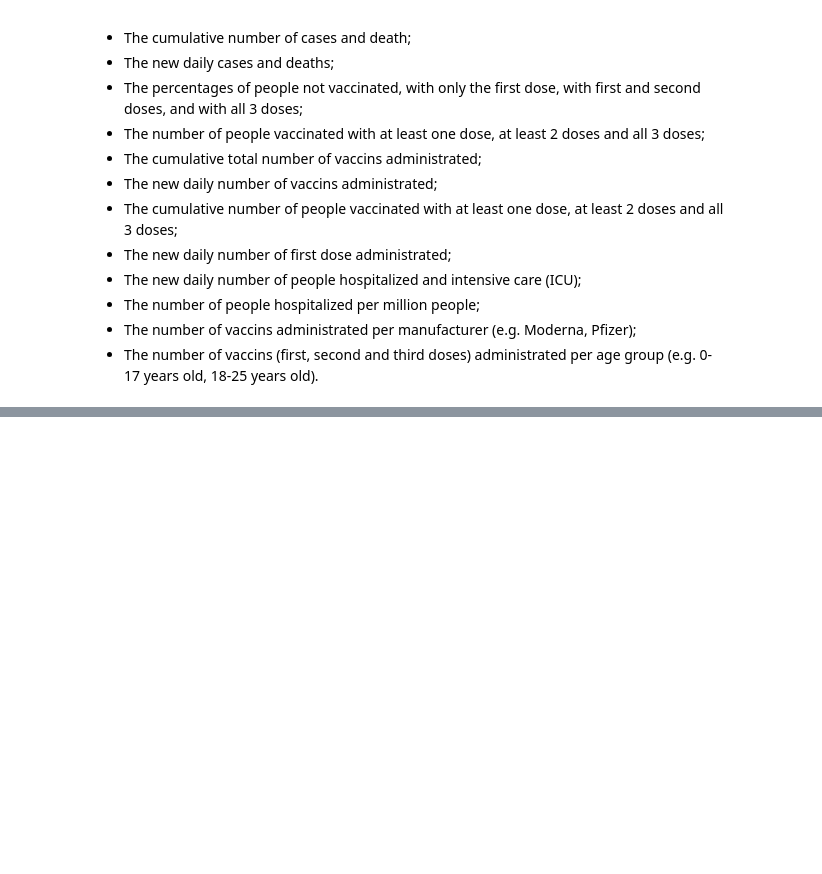
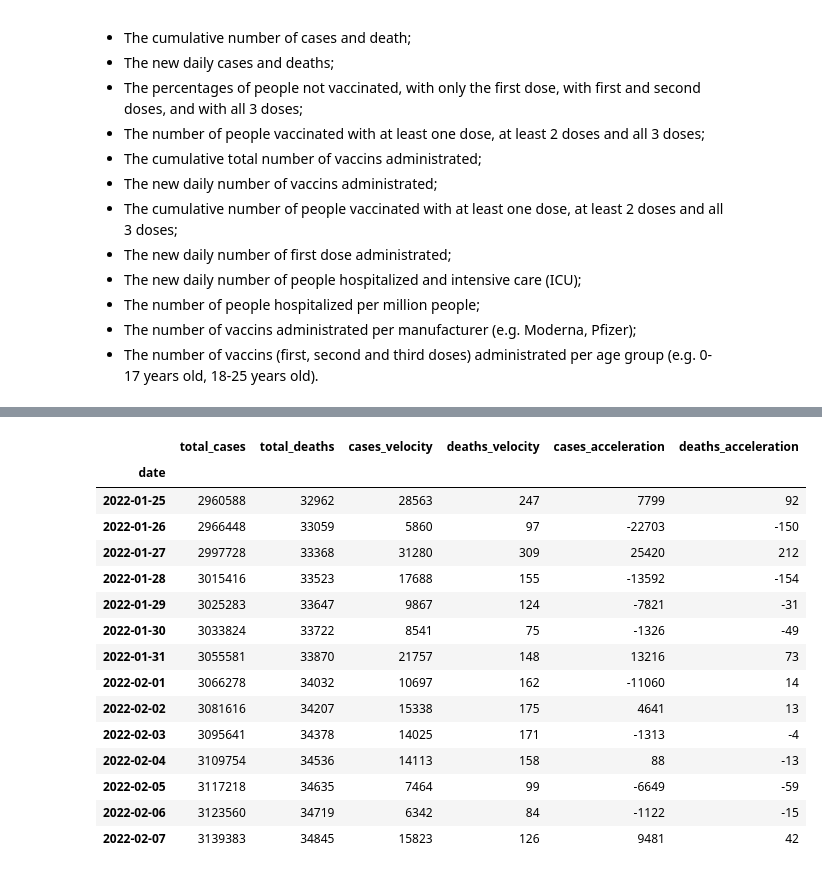
Before and after one commit to glapointe7/Covid19, a Jupyter notebook: Covid-19 Analysis.ipynb, the cells around one changed output, grey strips where cells are left out. Saved outputs shown, nothing was run; the diff lists cells and outputs as text; code cells hidden in the pictures; blank space fills up the shorter version.

```diff
--- a/Covid-19 Analysis.ipynb
+++ b/Covid-19 Analysis.ipynb
@@ -193,0 +295,30 @@ Dropdown(description='Sort by', index=1, options=('(Select a way to sort)', 'Tot
+# %%
+daily_cases = CasesDeathsPreparator.prepareRegionsDailyCasesAndDeathsDataset(cases_deaths)
+daily_cases = daily_cases.loc[daily_cases['entity'] == "Canada", daily_cases.columns != "entity"]
+
+daily_cases['cases_velocity'] = daily_cases['total_cases'].diff().fillna(0).astype(np.int64)
+daily_cases['deaths_velocity'] = daily_cases['total_deaths'].diff().fillna(0).astype(np.int64)
+
+daily_cases['cases_acceleration'] = daily_cases['cases_velocity'].diff().fillna(0).astype(np.int64)
+daily_cases['deaths_acceleration'] = daily_cases['deaths_velocity'].diff().fillna(0).astype(np.int64)
+daily_cases = daily_cases.dropna()
+
+daily_cases = daily_cases.set_index('date')
+display(daily_cases.tail(14))
+# %% [output]
+|  | total_cases | total_deaths | cases_velocity | deaths_velocity | cases_acceleration | deaths_acceleration |
+| date |  |  |  |  |  |  |
+| 2022-01-25 | 2960588 | 32962 | 28563 | 247 | 7799 | 92 |
+| 2022-01-26 | 2966448 | 33059 | 5860 | 97 | -22703 | -150 |
+| 2022-01-27 | 2997728 | 33368 | 31280 | 309 | 25420 | 212 |
+| 2022-01-28 | 3015416 | 33523 | 17688 | 155 | -13592 | -154 |
+| 2022-01-29 | 3025283 | 33647 | 9867 | 124 | -7821 | -31 |
+| 2022-01-30 | 3033824 | 33722 | 8541 | 75 | -1326 | -49 |
+| 2022-01-31 | 3055581 | 33870 | 21757 | 148 | 13216 | 73 |
+| 2022-02-01 | 3066278 | 34032 | 10697 | 162 | -11060 | 14 |
+| 2022-02-02 | 3081616 | 34207 | 15338 | 175 | 4641 | 13 |
+| 2022-02-03 | 3095641 | 34378 | 14025 | 171 | -1313 | -4 |
+| 2022-02-04 | 3109754 | 34536 | 14113 | 158 | 88 | -13 |
+| 2022-02-05 | 3117218 | 34635 | 7464 | 99 | -6649 | -59 |
+| 2022-02-06 | 3123560 | 34719 | 6342 | 84 | -1122 | -15 |
+| 2022-02-07 | 3139383 | 34845 | 15823 | 126 | 9481 | 42 |
```
Also changed, not shown: parts of 27 cells of this notebook, 4 other files.
